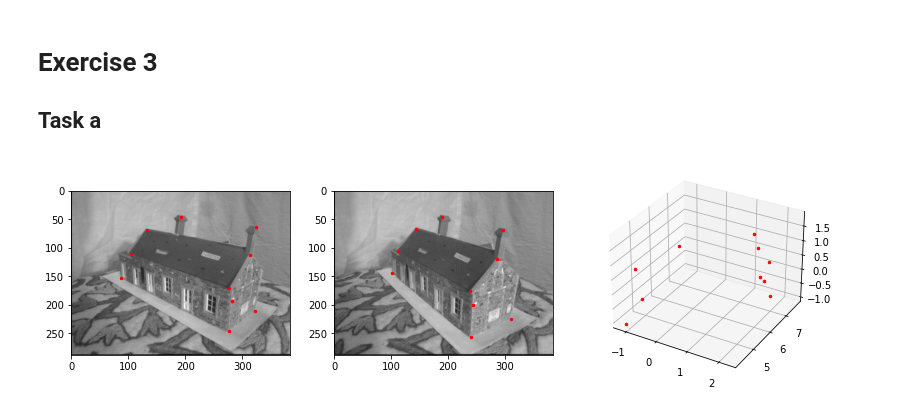
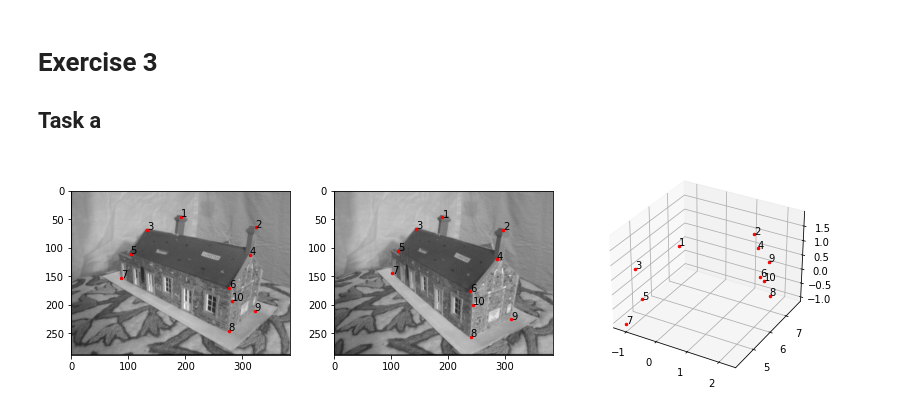
Before and after one commit to ZanMervic/ComputerVision, a Jupyter notebook: 5/assignment5.ipynb, the cells around one changed output. Drawn from its saved outputs; the diff is of its cells as text; code cells hidden in the pictures.

```diff
--- a/5/assignment5.ipynb
+++ b/5/assignment5.ipynb
@@ -305,31 +305,37 @@ def task_a():
     I2 = np.asarray(Image.open("data\epipolar\house2.jpg").convert("L")).astype(np.float64) / 255
 
     points3D = triangulate(corr, P1, P2)
 
     #Dot product between points3D and T for plotting
     T = np.array([[-1,0,0], [0,0,1], [0,-1,0]])
 
     points3D = np.dot(points3D, T)
 
     # Set up a figure twice as tall as it is wide
     fig = plt.figure(figsize=plt.figaspect(0.3))
 
     # First subplot
     ax = fig.add_subplot(1, 3, 1)
     ax.imshow(I1, cmap="gray")
     ax.plot(corr[:,0], corr[:,1], 'r.', markersize=5)
+    for i in range(0, corr[:,0].shape[0]):
+        plt.text(corr[i,0], corr[i,1], i+1)
 
     # Second subplot
     ax = fig.add_subplot(1, 3, 2)
     ax.imshow(I2, cmap="gray")
     ax.plot(corr[:,2], corr[:,3], 'r.', markersize=5)
+    for i in range(0, corr[:,2].shape[0]):
+        plt.text(corr[i,2], corr[i,3], i+1)
 
     # Third subplot (3d)
     ax = fig.add_subplot(1, 3, 3, projection='3d')
     ax.plot(points3D[:,0],points3D[:,1],points3D[:,2],  "r.", markersize=5)
+    for i in range(0, points3D[:,0].shape[0]):
+        ax.text(points3D[i,0], points3D[i,1], points3D[i,2], i+1)
 
     plt.show()
 
 task_a()
 # %% [output]
-[figure, old version]
+[figure, new version]
```
Also changed, not shown: parts of 1 cell of this notebook, 3 other files.
